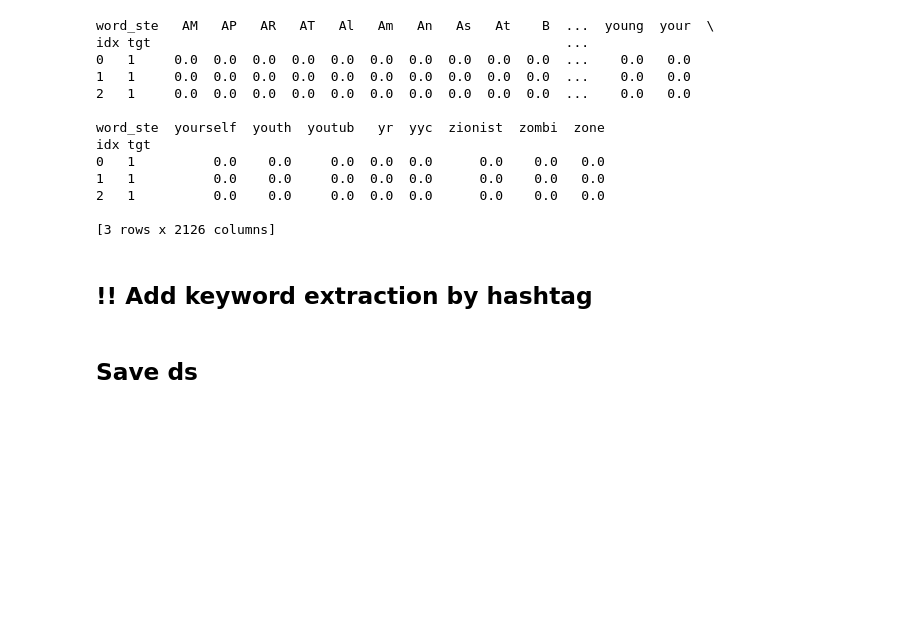
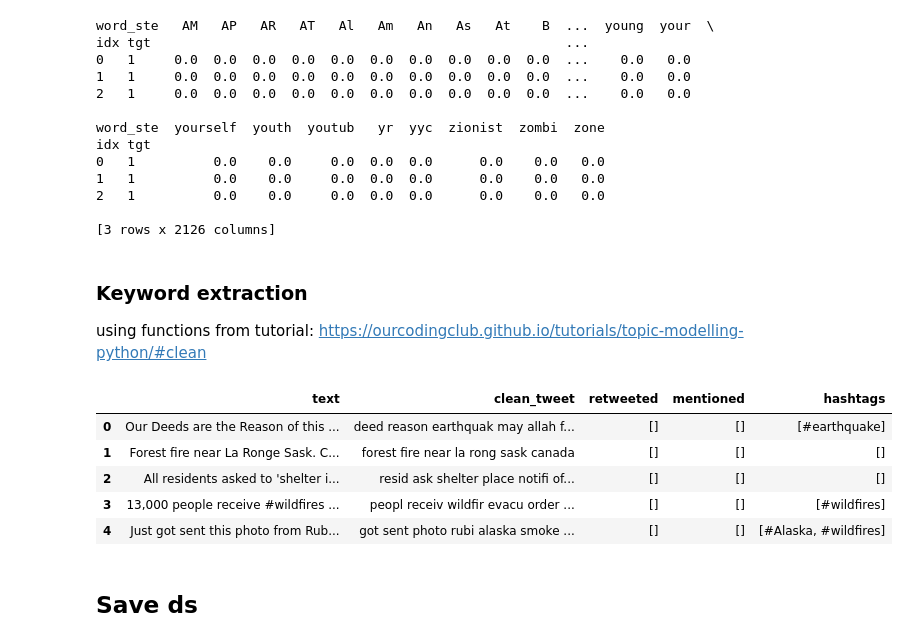
Before and after one commit to nviktorys/NLP0, a Jupyter notebook: 01_DataPreparation.ipynb, the cells around one changed output. Drawn from its saved outputs; the diff is of its cells as text; code cells hidden in the pictures; blank space fills up the shorter version.

Commit message:
Add keywords

```diff
--- a/01_DataPreparation.ipynb
+++ b/01_DataPreparation.ipynb
@@ -342,5 +341,16 @@ idx tgt
 2   1          0.0    0.0     0.0  0.0  0.0      0.0    0.0   0.0
 
 [3 rows x 2126 columns]
-# %% [markdown]
-## !! Add keyword extraction by hashtag
+# %% [markdown]
+### Keyword extraction
+using functions from tutorial:
+https://ourcodingclub.github.io/tutorials/topic-modelling-python/#clean
+# %%
+sent.head()
+# %% [output]
+|  | text | clean_tweet | retweeted | mentioned | hashtags |
+| 0 | Our Deeds are the Reason of this ... | deed reason earthquak may allah f... | [] | [] | [#earthquake] |
+| 1 | Forest fire near La Ronge Sask. C... | forest fire near la rong sask canada | [] | [] | [] |
+| 2 | All residents asked to 'shelter i... | resid ask shelter place notifi of... | [] | [] | [] |
+| 3 | 13,000 people receive #wildfires ... | peopl receiv wildfir evacu order ... | [] | [] | [#wildfires] |
+| 4 | Just got sent this photo from Rub... | got sent photo rubi alaska smoke ... | [] | [] | [#Alaska, #wildfires] |
```
Also changed, not shown: parts of 4 cells of this notebook, 1 other file.
